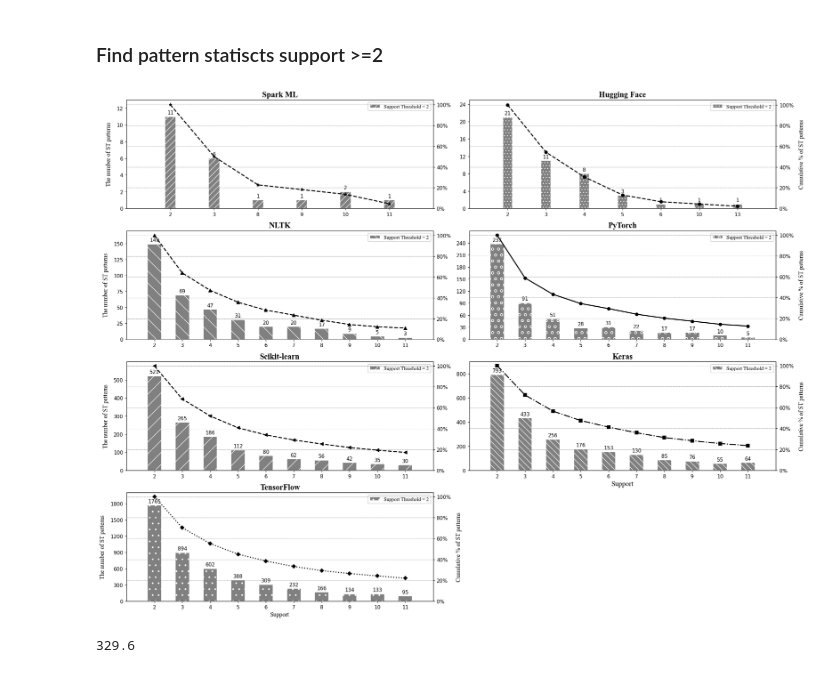
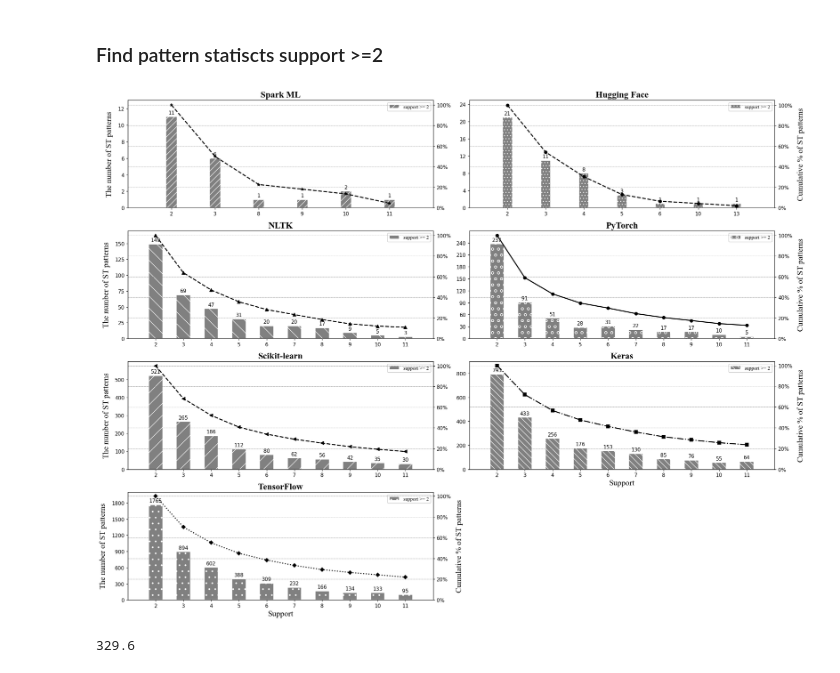
Before and after one commit to mooselab/ML_StackTrace, a Jupyter notebook: project_1_codes/Results.ipynb, the cells around one changed output. Cells and saved outputs as stored; diff of their text form; code cells hidden in the pictures.

```diff
--- a/project_1_codes/Results.ipynb
+++ b/project_1_codes/Results.ipynb
@@ -3764,16 +3766,16 @@ sup_x = sup_x[:10]
 len_sup_y = len_sup_y[:10]
 per_len_sup_y = per_len_sup_y[:10]
 
-rects = ax1.bar(sup_x, len_sup_y, width, label='Support Threshold = 2', hatch="//", color="gray", edgecolor='w')
+rects = ax1.bar(sup_x, len_sup_y, width, label='support >= 2', hatch="//", color="gray", edgecolor='w')
 
-ax1.set_title('Spark ML', fontname="Times New Roman", fontsize=16, weight='bold')
+ax1.set_title('Spark ML', fontname="Times New Roman", fontsize=18, weight='bold')
 ax1.legend(prop={'family':'Times New Roman', 'size':10}, facecolor='w', framealpha=1)
 
-# ax1.set_xlabel('Support', fontname="Times New Roman", fontsize=14)
+# ax1.set_xlabel('Support', fontname="Times New Roman", fontsize=16)
 ax1.set_xticks(sup_x)
 ax1.set_xlim([-1, len(sup_x)])
 
-ax1.set_ylabel('The number of ST patterns', labelpad=10, fontname="Times New Roman", fontsize=12)
+ax1.set_ylabel('The number of ST patterns', labelpad=10, fontname="Times New Roman", fontsize=16)
 ax1.set_yticks(range(0, max(len_sup_y)+2, 2))
 ax1.set_ylim(top=13)
 
@@ -3782,7 +3784,7 @@ ax1.bar_label(rects, padding=3)
 axx = ax1.twinx()
 plt.plot(sup_x, per_len_sup_y, '--*', color='black', linewidth=2)
 axx.yaxis.set_major_formatter(mtick.PercentFormatter())
-# axx.set_ylabel('Cumulative % of stack trace patterns', labelpad=10, fontname="Times New Roman", fontsize=14)
+# axx.set_ylabel('Cumulative % of stack trace patterns', labelpad=10, fontname="Times New Roman", fontsize=16)
 axx.set_ylim(0)
 
 axx.grid(axis = 'y', color='gray', linestyle='--', linewidth=0.5)
@@ -3801,16 +3803,16 @@ sup_x = sup_x[:10]
 len_sup_y = len_sup_y[:10]
 per_len_sup_y = per_len_sup_y[:10]
 
-rects = ax2.bar(sup_x, len_sup_y, width, label='Support Threshold = 2', hatch="..", color="gray", edgecolor='w')
+rects = ax2.bar(sup_x, len_sup_y, width, label='support >= 2', hatch="..", color="gray", edgecolor='w')
 
-ax2.set_title('Hugging Face', fontname="Times New Roman", fontsize=16, weight='bold')
+ax2.set_title('Hugging Face', fontname="Times New Roman", fontsize=18, weight='bold')
 ax2.legend(prop={'family':'Times New Roman', 'size':10}, facecolor='w', framealpha=1)
 
-# ax2.set_xlabel('Support', fontname="Times New Roman", fontsize=14)
+# ax2.set_xlabel('Support', fontname="Times New Roman", fontsize=16)
 ax2.set_xticks(sup_x)
 ax2.set_xlim([-1, len(sup_x)])
 
-# ax2.set_ylabel('The number of stack trace patterns', labelpad=10, fontname="Times New Roman", fontsize=14)
+# ax2.set_ylabel('The number of stack trace patterns', labelpad=10, fontname="Times New Roman", fontsize=16)
 ax2.set_yticks(range(0, max(len_sup_y)+4, 4))
 ax2.set_ylim(top=25)
 
@@ -3819,7 +3821,7 @@ ax2.bar_label(rects, padding=3)
 axx = ax2.twinx()
 plt.plot(sup_x, per_len_sup_y, '--o', color='black', linewidth=2)
 axx.yaxis.set_major_formatter(mtick.PercentFormatter())
-axx.set_ylabel('Cumulative % of ST patterns', labelpad=10, fontname="Times New Roman", fontsize=12)
+axx.set_ylabel('Cumulative % of ST patterns', labelpad=10, fontname="Times New Roman", fontsize=16)
 axx.set_ylim(0)
 
 axx.grid(axis = 'y', color='gray', linestyle='--', linewidth=0.5)
@@ -3838,16 +3840,16 @@ sup_x = sup_x[:10]
 len_sup_y = len_sup_y[:10]
 per_len_sup_y = per_len_sup_y[:10]
 
-rects = ax3.bar(sup_x, len_sup_y, label='Support Threshold = 2', width=0.5, hatch="\\", color="gray", edgecolor='w')
+rects = ax3.bar(sup_x, len_sup_y, label='support >= 2', width=0.5, hatch="\\", color="gray", edgecolor='w')
 
-ax3.set_title('NLTK', fontname="Times New Roman", fontsize=16, weight='bold')
+ax3.set_title('NLTK', fontname="Times New Roman", fontsize=18, weight='bold')
 ax3.legend(prop={'family':'Times New Roman', 'size':10}, facecolor='w', framealpha=1)
 
-# ax[2].set_xlabel('Support', fontname="Times New Roman", fontsize=14)
+# ax[2].set_xlabel('Support', fontname="Times New Roman", fontsize=16)
 ax3.set_xticks(sup_x)
 ax3.set_xlim([-1, len(sup_x)])
 
-ax3.set_ylabel('The number of ST patterns', labelpad=10, fontname="Times New Roman", fontsize=12)
+ax3.set_ylabel('The number of ST patterns', labelpad=10, fontname="Times New Roman", fontsize=16)
 ax3.set_yticks(range(0, max(len_sup_y)+10, 25))
 ax3.set_ylim(top=170)
 
@@ -3856,7 +3858,7 @@ ax3.bar_label(rects, padding=3)
 axx = ax3.twinx()
 plt.plot(sup_x, per_len_sup_y, '--^', color='black', linewidth=2)
 axx.yaxis.set_major_formatter(mtick.PercentFormatter())
-# axx.set_ylabel('Cumulative % of stack trace patterns', labelpad=10, fontname="Times New Roman", fontsize=14)
+# axx.set_ylabel('Cumulative % of stack trace patterns', labelpad=10, fontname="Times New Roman", fontsize=16)
 axx.set_ylim(0)
 
 axx.grid(axis = 'y', color='gray', linestyle='--', linewidth=0.5)
@@ -3875,16 +3877,16 @@ sup_x = sup_x[:10]
 len_sup_y = len_sup_y[:10]
 per_len_sup_y = per_len_sup_y[:10]
 
-rects = ax4.bar(sup_x, len_sup_y, width=0.5, label='Support Threshold = 2', hatch="o", color="gray", edgecolor='w')
+rects = ax4.bar(sup_x, len_sup_y, width=0.5, label='support >= 2', hatch="o", color="gray", edgecolor='w')
 
-ax4.set_title('PyTorch', fontname="Times New Roman", fontsize=16, weight='bold')
+ax4.set_title('PyTorch', fontname="Times New Roman", fontsize=18, weight='bold')
 ax4.legend(prop={'family':'Times New Roman', 'size':10}, facecolor='w', framealpha=1)
 
-# ax4.set_xlabel('Support', fontname="Times New Roman", fontsize=14)
+# ax4.set_xlabel('Support', fontname="Times New Roman", fontsize=16)
 ax4.set_xticks(sup_x)
 ax4.set_xlim([-1, len(sup_x)])
 
-# ax4.set_ylabel('The number of stack trace patterns', labelpad=10, fontname="Times New Roman", fontsize=14)
+# ax4.set_ylabel('The number of stack trace patterns', labelpad=10, fontname="Times New Roman", fontsize=16)
 ax4.set_yticks(range(0, max(len_sup_y)+30, 30))
 ax4.set_ylim(top=270)
 
@@ -3893,7 +3895,7 @@ ax4.bar_label(rects, padding=3)
 axx = ax4.twinx()
 plt.plot(sup_x, per_len_sup_y, '-o', color='black', label='PyTorch', linewidth=2)
 axx.yaxis.set_major_formatter(mtick.PercentFormatter())
-axx.set_ylabel('Cumulative % of ST patterns', labelpad=10, fontname="Times New Roman", fontsize=12)
+axx.set_ylabel('Cumulative % of ST patterns', labelpad=10, fontname="Times New Roman", fontsize=16)
 axx.set_ylim(0)
 
 axx.grid(axis = 'y', color='gray', linestyle='--', linewidth=0.5)
@@ -3912,17 +3914,17 @@ sup_x = sup_x[:10]
 len_sup_y = len_sup_y[:10]
 per_len_sup_y = per_len_sup_y[:10]
 
-rects = ax5.bar(sup_x, len_sup_y, label='Support Threshold = 2', width=0.5, hatch="/", color="gray", edgecolor='w')
+rects = ax5.bar(sup_x, len_sup_y, label='support >= 2', width=0.5, hatch="/", color="gray", edgecolor='w')
 
-ax5.set_title('Scikit-learn', fontname="Times New Roman", fontsize=16, weight='bold')
+ax5.set_title('Scikit-learn', fontname="Times New Roman", fontsize=18, weight='bold')
 ax5.legend(prop={'family':'Times New Roman', 'size':10}, facecolor='w', framealpha=1)
 
-# ax5.set_xlabel('Support', fontname="Times New Roman", fontsize=14)
+# ax5.set_xlabel('Support', fontname="Times New Roman", fontsize=16)
 ax5.set_xticks(sup_x)
 ax5.set_xticklabels(sup_x)
 ax5.set_xlim([-1, len(sup_x)])
 
-ax5.set_ylabel('The number of ST patterns', labelpad=10, fontname="Times New Roman", fontsize=12)
+ax5.set_ylabel('The number of ST patterns', labelpad=10, fontname="Times New Roman", fontsize=16)
 ax5.set_yticks(range(0, max(len_sup_y)+1, 100))
 ax5.set_ylim(top=600)
 
@@ -3931,7 +3933,7 @@ ax5.bar_label(rects, padding=3)
 axx = ax5.twinx()
 plt.plot(sup_x, per_len_sup_y, '--<', color='black', linewidth=2)
 axx.yaxis.set_major_formatter(mtick.PercentFormatter())
-# axx.set_ylabel('Cumulative % of stack trace patterns', labelpad=10, fontname="Times New Roman", fontsize=14)
+# axx.set_ylabel('Cumulative % of stack trace patterns', labelpad=10, fontname="Times New Roman", fontsize=16)
 axx.set_ylim(0)
 
 axx.grid(axis = 'y', color='gray', linestyle='--', linewidth=0.5)
@@ -3950,16 +3952,16 @@ sup_x = sup_x[:10]
 len_sup_y = len_sup_y[:10]
 per_len_sup_y = per_len_sup_y[:10]
 
-rects = ax6.bar(sup_x, len_sup_y, width=0.5, label='Support Threshold = 2', hatch='\\\\', color="gray", edgecolor='w')
+rects = ax6.bar(sup_x, len_sup_y, width=0.5, label='support >= 2', hatch='\\\\', color="gray", edgecolor='w')
 
-ax6.set_title('Keras', fontname="Times New Roman", fontsize=16, weight='bold')
+ax6.set_title('Keras', fontname="Times New Roman", fontsize=18, weight='bold')
 ax6.legend(prop={'family':'Times New Roman', 'size':10}, facecolor='w', framealpha=1)
 
-ax6.set_xlabel('Support', fontname="Times New Roman", fontsize=14)
+ax6.set_xlabel('Support', fontname="Times New Roman", fontsize=16)
 ax6.set_xticks(sup_x)
 ax6.set_xlim([-1, len(sup_x)])
 
-# ax6.set_ylabel('The number of stack trace patterns', labelpad=10, fontname="Times New Roman", fontsize=14)
+# ax6.set_ylabel('The number of stack trace patterns', labelpad=10, fontname="Times New Roman", fontsize=16)
 ax6.set_yticks(range(0, max(len_sup_y)+100, 200))
 ax6.set_ylim(top=900)
 
@@ -3968,7 +3970,7 @@ ax6.bar_label(rects, padding=3)
 axx = ax6.twinx()
 plt.plot(sup_x, per_len_sup_y, '-.s', color='black', linewidth=2)
 axx.yaxis.set_major_formatter(mtick.PercentFormatter())
-axx.set_ylabel('Cumulative % of ST patterns', labelpad=10, fontname="Times New Roman", fontsize=12)
+axx.set_ylabel('Cumulative % of ST patterns', labelpad=10, fontname="Times New Roman", fontsize=16)
 axx.set_ylim(0)
 
 axx.grid(axis = 'y', color='gray', linestyle='--', linewidth=0.5)
@@ -3985,39 +3987,39 @@ per_len_sup_y = tf_dic_sup["y2"]
 # show just 10 elements on x-axis
 sup_x = sup_x[:10]
 len_sup_y = len_sup_y[:10]
 per_len_sup_y = per_len_sup_y[:10]
 
-rects = ax7.bar(sup_x, len_sup_y, width=0.5, label='Support Threshold = 2', hatch=".", color="gray", edgecolor='w')
+rects = ax7.bar(sup_x, len_sup_y, width=0.5, label='support >= 2', hatch=".", color="gray", edgecolor='w')
 
-ax7.set_title('TensorFlow', fontname="Times New Roman", fontsize=16, weight='bold')
+ax7.set_title('TensorFlow', fontname="Times New Roman", fontsize=18, weight='bold')
 ax7.legend(prop={'family':'Times New Roman', 'size':10}, facecolor='w', framealpha=1)
 
-ax7.set_xlabel('Support', fontname="Times New Roman", fontsize=12)
+ax7.set_xlabel('Support', fontname="Times New Roman", fontsize=16)
 ax7.set_xticks(sup_x)
 ax7.set_xlim([-1, len(sup_x)])
 
-ax7.set_ylabel('The number of ST patterns', labelpad=10, fontname="Times New Roman", fontsize=12)
+ax7.set_ylabel('The number of ST patterns', labelpad=10, fontname="Times New Roman", fontsize=16)
 ax7.set_yticks(range(0, max(len_sup_y)+200, 300))
 ax7.set_ylim(top=2000)
 
 ax7.bar_label(rects, padding=3)
 
 axx = ax7.twinx()
 plt.plot(sup_x, per_len_sup_y, ':D', color='black', linewidth=2)
 axx.yaxis.set_major_formatter(mtick.PercentFormatter())
-axx.set_ylabel('Cumulative % of ST patterns', labelpad=10, fontname="Times New Roman", fontsize=12)
+axx.set_ylabel('Cumulative % of ST patterns', labelpad=10, fontname="Times New Roman", fontsize=16)
 axx.set_ylim(0)
 
 axx.grid(axis = 'y', color='gray', linestyle='--', linewidth=0.5)
 # ax2.grid(False)
 ax7.grid(False)
 ax7.set_facecolor('white')
 
 fig.tight_layout()
 plt.savefig('./Result/sup_rq2.pdf')
 plt.show()
 # %% [output]
-[figure, old version]
+[figure, new version]
 # %%
 freq = nltk_dic_sup["y1"]
 total = sum(freq)
```
Also changed, not shown: parts of 28 cells of this notebook, 18 other files.
